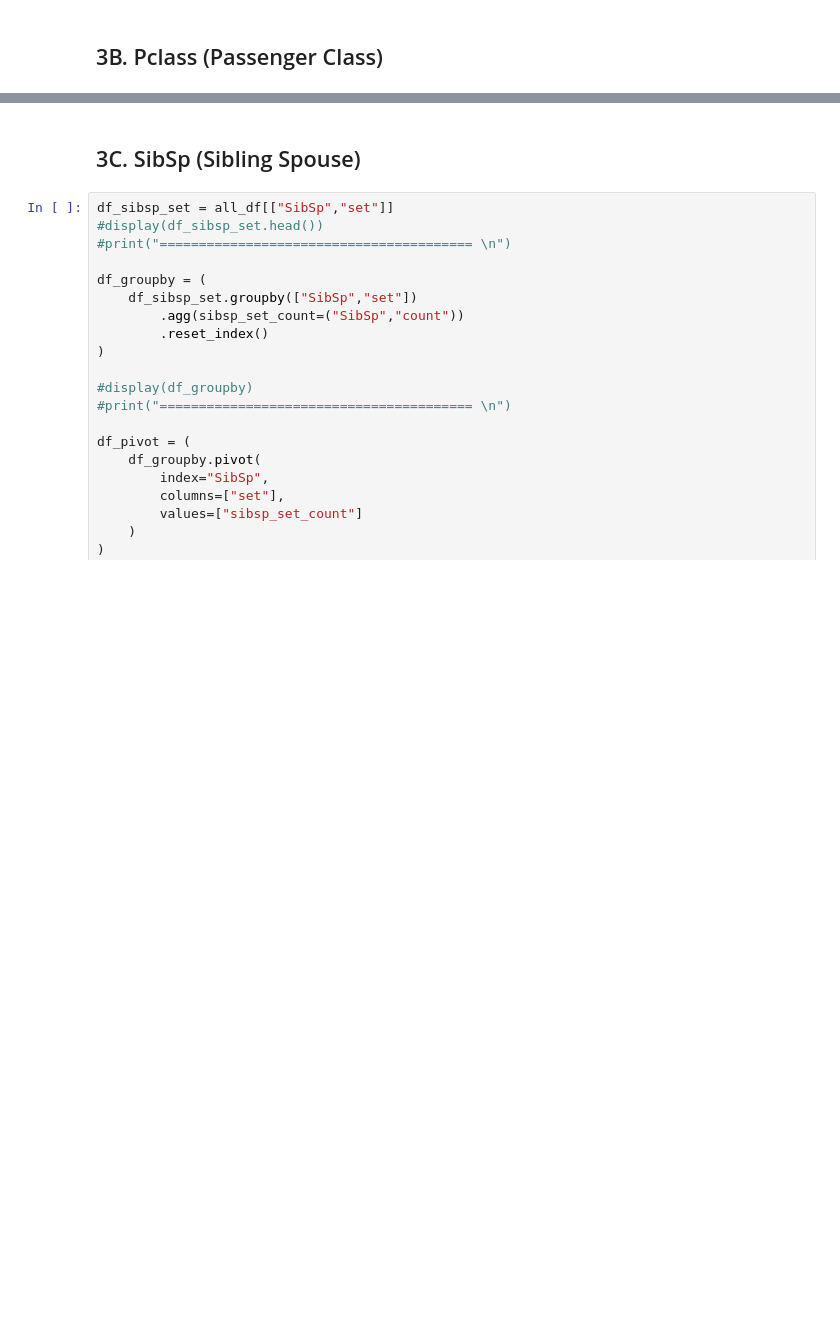
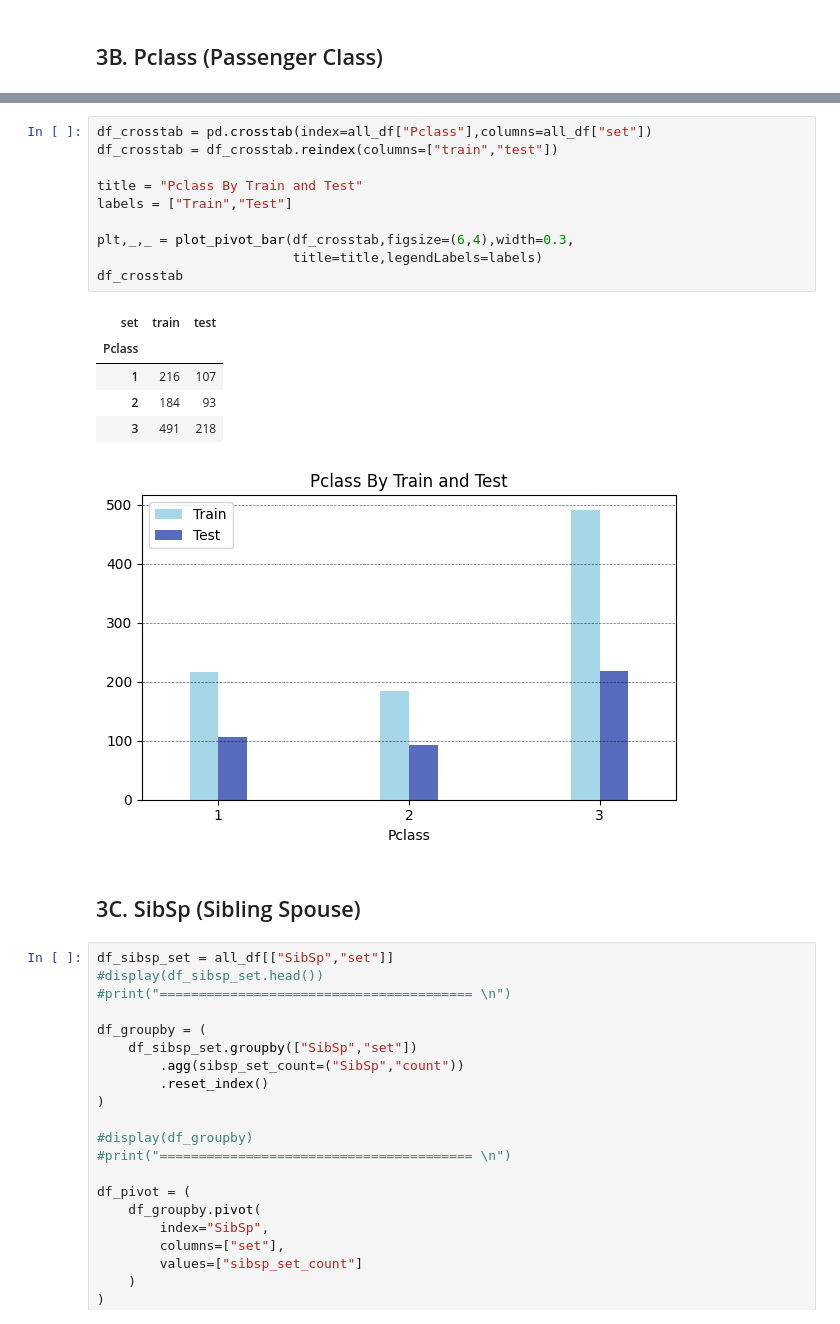
Before and after one commit to powernusa/titanic-eda, a Jupyter notebook: titanic_eda.ipynb, the cells around one changed output, grey strips where cells are left out. Drawn from its saved outputs; the diff is of its cells as text; blank space fills up the shorter version.

Commit message:
refactor: 3B. Pclass using crosstab

```diff
--- a/titanic_eda.ipynb
+++ b/titanic_eda.ipynb
@@ -178,3 +117,20 @@ plt.show()
+# %%
+df_crosstab = pd.crosstab(index=all_df["Pclass"],columns=all_df["set"])
+df_crosstab = df_crosstab.reindex(columns=["train","test"])
+
+title = "Pclass By Train and Test"
+labels = ["Train","Test"]
+
+plt,_,_ = plot_pivot_bar(df_crosstab,figsize=(6,4),width=0.3,
+                         title=title,legendLabels=labels)
+df_crosstab
+# %% [output]
+| set | train | test |
+| Pclass |  |  |
+| 1 | 216 | 107 |
+| 2 | 184 | 93 |
+| 3 | 491 | 218 |
+[figure, added]
 # %% [markdown]
 ## 3C. SibSp (Sibling Spouse)
 # %%
```
Also changed, not shown: parts of 4 cells of this notebook.
